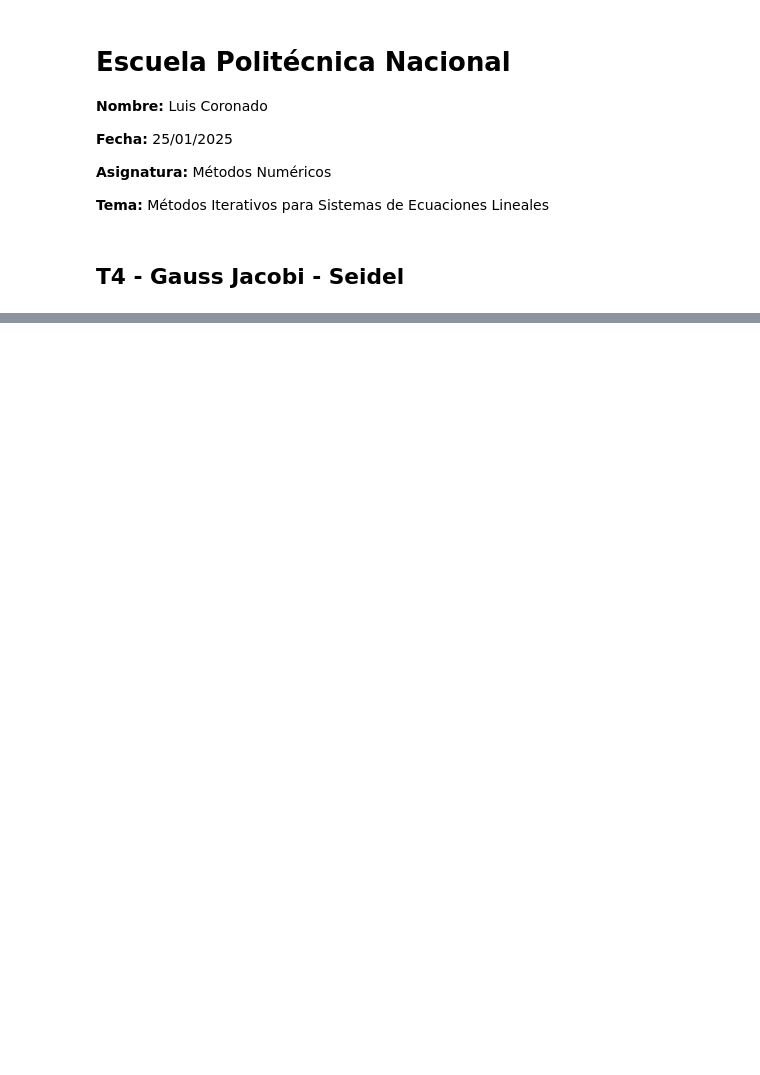
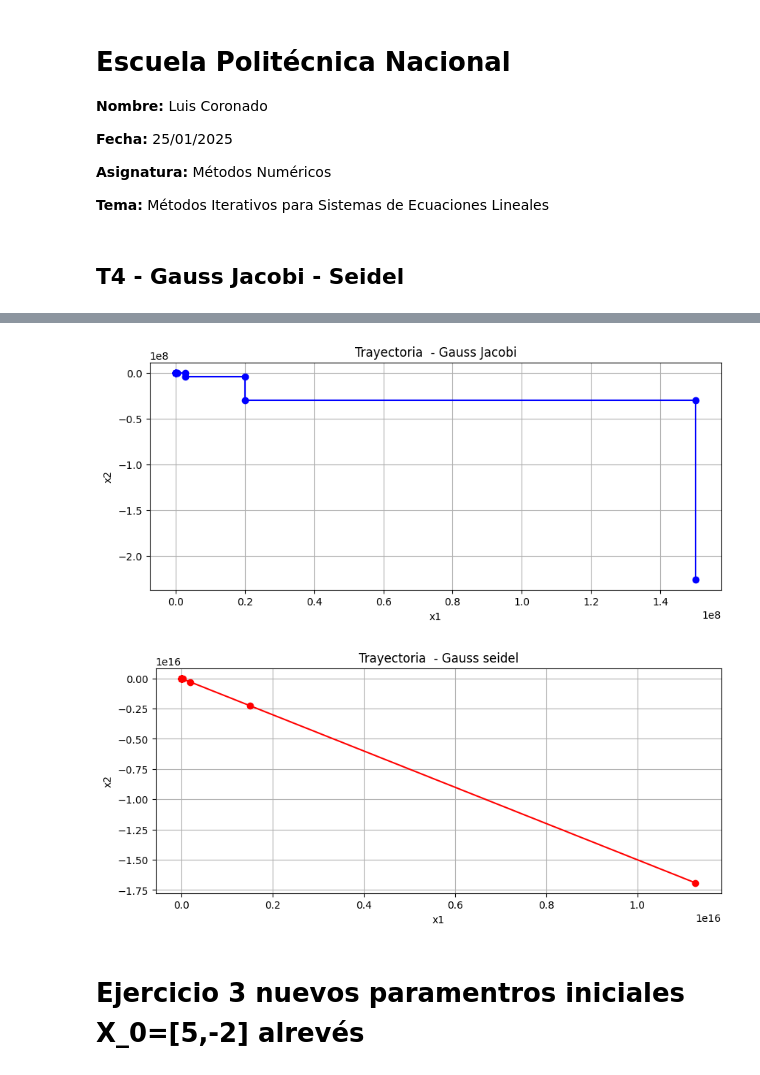
Before and after one commit to LAINE30/T4_gauss-Jacobi-Seidel, a Jupyter notebook: T4-gauss.ipynb, the cells around one changed output, grey strips where cells are left out. Cells and saved outputs as stored; diff of their text form; code cells hidden in the pictures; blank space fills up the shorter version.

```diff
--- a/T4-gauss.ipynb
+++ b/T4-gauss.ipynb
@@ -114,0 +196,14 @@ Ambos métodos son fundamentales en el análisis numérico y se utilizan en dive
+# %%
+## Ejemplo 1 - gauss_jacobi
+A = np.array([[2, 10.0],
+              [3, 2]], dtype=float)
+
+b = np.array([16, 11.0], dtype=float)
+x0 = np.array([5, -2], dtype=float)  # Vector inicial (x0)
+tol = 1e-6  # Tolerancia
+max_iter = 19 # Máximo de iteraciones
+
+x, tray = gauss_jacobi(A=A, b=b, x0=x0, tol=tol, max_iter=max_iter)
+
+print("Solución aproximada:", x.T)
+print("Número de iteraciones realizadas:", len(tray))
@@ -118,11 +231,11 @@ A = np.array([[2, 10],
               [3, 2]], dtype=float)
 
 b = np.array([16, 11], dtype=float)
-x0 = np.array([1, 1], dtype=float)  # Vector inicial (x0)
+x0 = np.array([5, -2], dtype=float)  # Vector inicial (x0)
 tol = 1e-6  # Tolerancia
-max_iter = 24 # Máximo de iteraciones
+max_iter = 19# Máximo de iteraciones
 
-x, tray = gauss_seidel(A=A, b=b, x0=x0, tol=tol, max_iter=max_iter)
+x, tray2 = gauss_seidel(A=A, b=b, x0=x0, tol=tol, max_iter=max_iter)
 
 print("Solución aproximada:", x.T)
-print("Número de iteraciones realizadas:", len(tray))
+print("Número de iteraciones realizadas:", len(tray2))
@@ -129 +260,29 @@ print("Número de iteraciones realizadas:", len(tray))
+# %%
+# Graficar trayectoria de divergencia
+plt.figure(figsize=(10, 4))
+tray_array = np.array([t.flatten() for t in tray])
+plt.plot(tray_array[:, 0], tray_array[:, 1], marker='o', linestyle='-', color='b')
+plt.title('Trayectoria  - Gauss Jacobi')
+#plt.ylim(0, 15000000000)
+#plt.xlim(-500, 4)
+plt.xlabel('x1')
+plt.ylabel('x2')
+plt.grid(True)
+plt.show()
+
+plt.figure(figsize=(10, 4))
+tray_array2 = np.array([t.flatten() for t in tray2])
+plt.plot(tray_array2[:, 0], tray_array2[:, 1], marker='o', linestyle='-', color='r')
+plt.title('Trayectoria  - Gauss seidel')
+#plt.ylim(0, 15000000000)
+#plt.xlim(-500, 4)
+plt.xlabel('x1')
+plt.ylabel('x2')
+plt.grid(True)
+plt.show()
+# %% [output]
+[figure, added]
+[figure, added]
+# %% [markdown]
+# Ejercicio 3 nuevos paramentros iniciales X_0=[5,-2] alrevés
 # %%
```
Also changed, not shown: parts of 17 cells of this notebook.
